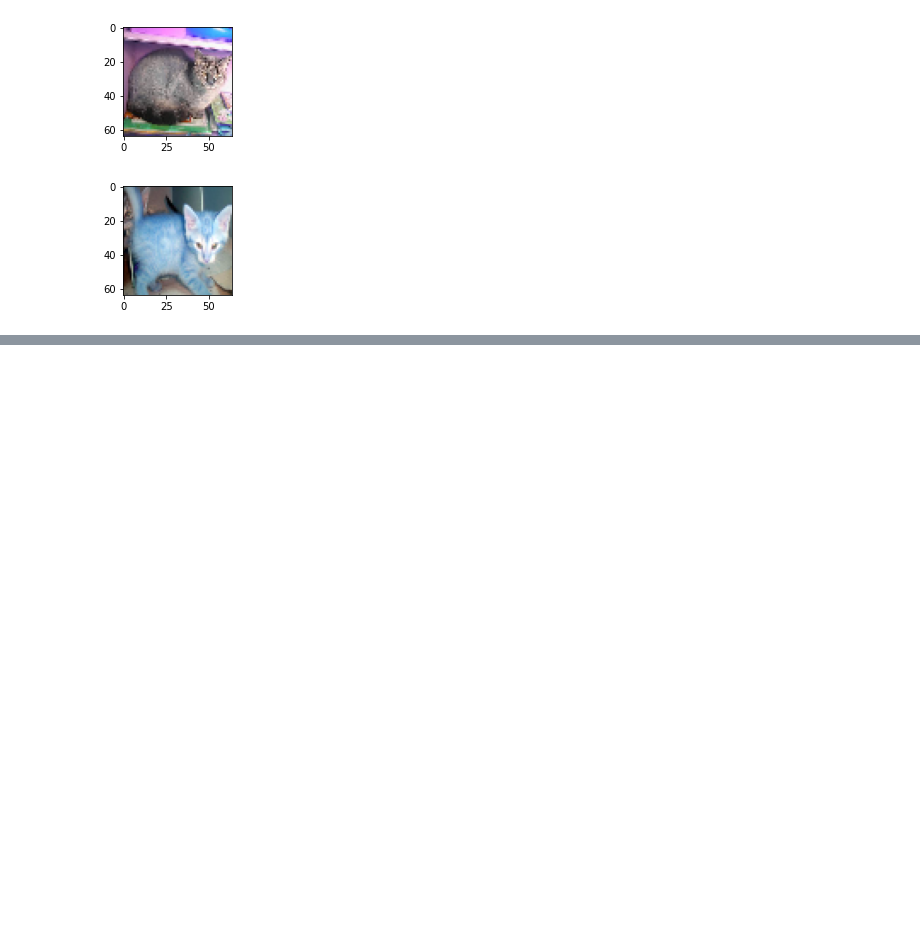
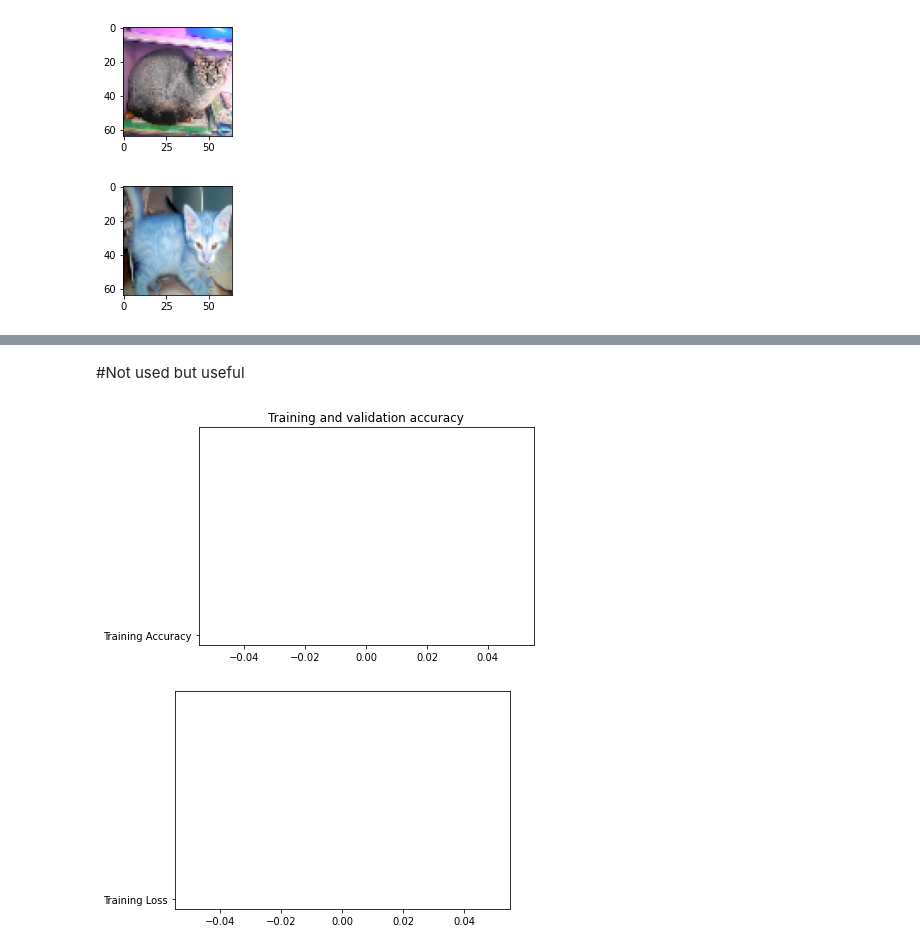
Before and after one commit to LaurenVaught/DogsVsCats, a Jupyter notebook: Dogs_vs_Cats.ipynb, the cells around one changed output, grey strips where cells are left out. Saved outputs shown, nothing was run; the diff lists cells and outputs as text; code cells hidden in the pictures; blank space fills up the shorter version.

```diff
--- a/Dogs_vs_Cats.ipynb
+++ b/Dogs_vs_Cats.ipynb
@@ -250,0 +490,5 @@ for i in range(0,10):
+# %%
+# Choose `mixed_7` as the last layer of your base model
+last_layer = pre_trained_model.get_layer('mixed7')
+print('last layer output shape: ', last_layer.output_shape)
+last_output = last_layer.output
@@ -250,0 +533,5 @@ for i in range(0,10):
+# %%
+# Set the training parameters
+model.compile(optimizer = RMSprop(learning_rate=0.0001),
+              loss = 'binary_crossentropy',
+              metrics = ['accuracy'])
@@ -250,0 +719,9 @@ for i in range(0,10):
+# %%
+# Train the model
+history = model.fit(
+      train_generator,
+      epochs=1)
+     #validation_data=validation_generator)
+     # callbacks=callbacks)
+     # verbose=2)
+     #test at 1 epoch
@@ -250,0 +752,2 @@ for i in range(0,10):
+# %% [markdown]
+#Not used but useful
@@ -250,0 +765,30 @@ for i in range(0,10):
+# %%
+#-----------------------------------------------------------
+# Retrieve a list of list results on training and test data
+# sets for each training epoch
+#-----------------------------------------------------------
+accuracy=history.history['accuracy']
+#val_accuracy=history.history['val_accuracy']
+loss=history.history['loss']
+#val_loss=history.history['val_loss']
+
+epochs=range(len(accuracy)) # Get number of epochs
+
+#------------------------------------------------
+# Plot training and validation accuracy per epoch
+#------------------------------------------------
+plt.plot(epochs, accuracy, 'r', "Training Accuracy")
+#plt.plot(epochs, val_accuracy, 'b', "Validation Accuracy")
+plt.title('Training and validation accuracy')
+plt.show()
+print("")
+
+#------------------------------------------------
+# Plot training and validation loss per epoch
+#------------------------------------------------
+plt.plot(epochs, loss, 'r', "Training Loss")
+#plt.plot(epochs, val_loss, 'b', "Validation Loss")
+plt.show()
+# %% [output]
+[figure, added]
+[figure, added]
```
Also changed, not shown: parts of 56 cells of this notebook.
